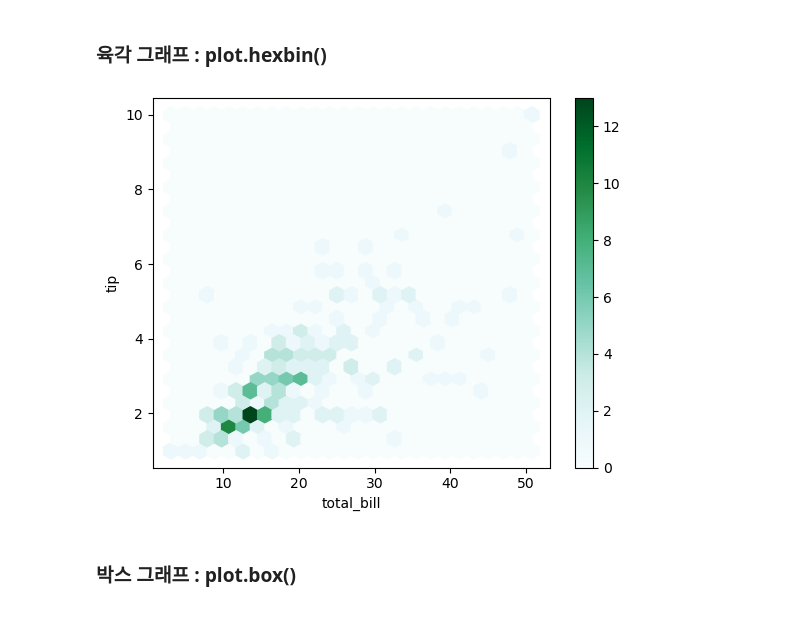
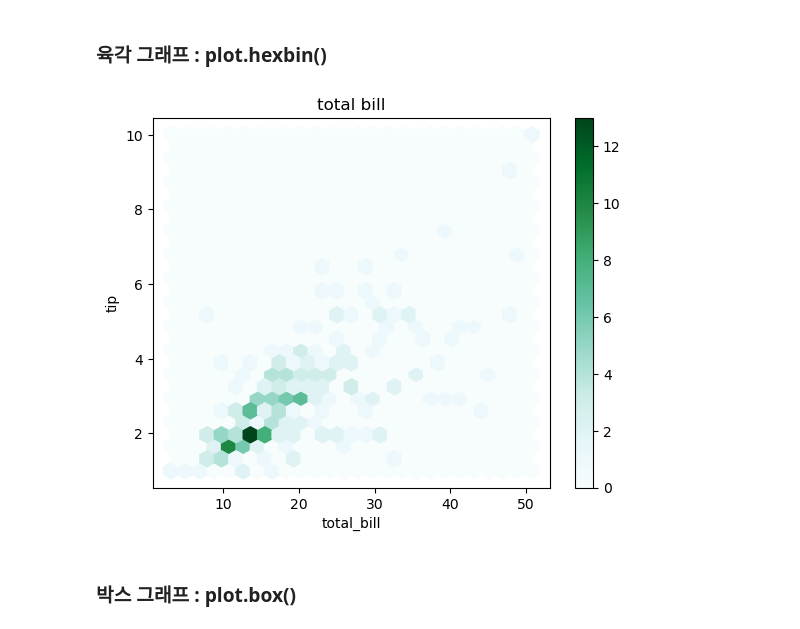
Before and after one commit to minimini9951/Python-Study, a Jupyter notebook: Do it Pandas.ipynb, the cells around one changed output. Drawn from its saved outputs; the diff is of its cells as text; code cells hidden in the pictures.

```diff
--- a/Do it Pandas.ipynb
+++ b/Do it Pandas.ipynb
@@ -454,9 +454,9 @@ ax = tips.plot.scatter(x='total_bill', y='tip', ax=ax)
 # %%
 fig, ax = plt.subplots()
 # 육각형 크기는 gridsize 사용 : 값이 작아지면 커짐
-ax = tips.plot.hexbin(x='total_bill', y='tip', gridsize=25, ax=ax)
+ax = tips.plot.hexbin(x='total_bill', y='tip', gridsize=25, ax=ax, title='total bill')
 # %% [output]
-[figure, old version]
+[figure, new version]
 # %% [markdown]
 ### 박스 그래프 : plot.box()
 # %%
```
Also changed, not shown: 1 other file.
